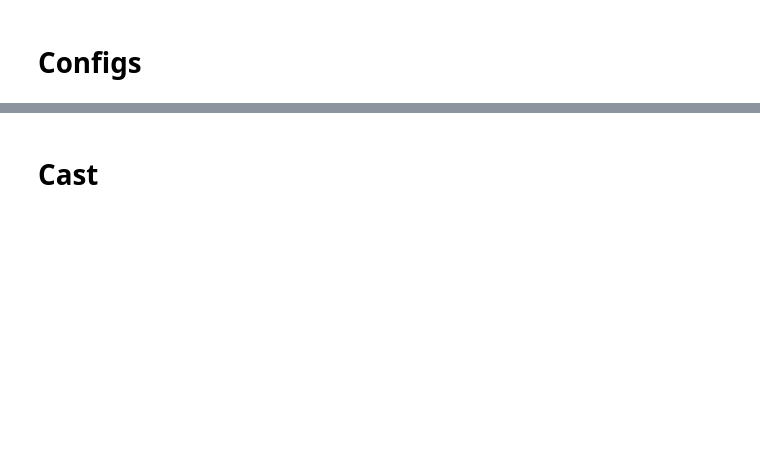
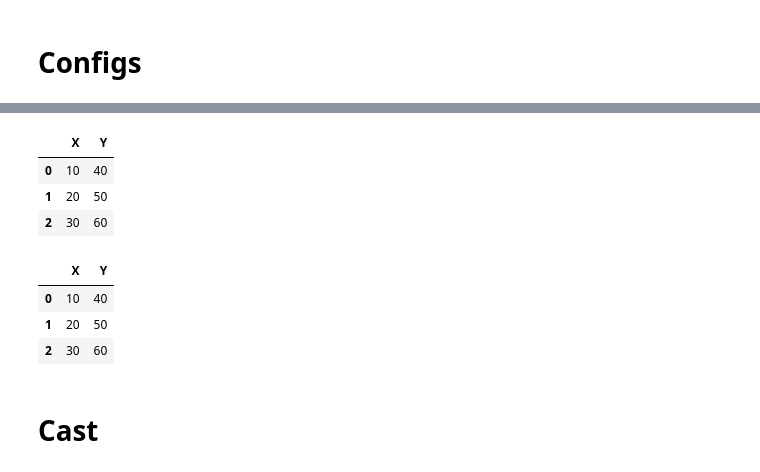
Before and after one commit to jhvissotto/Portfolio, a Jupyter notebook: Python - Data Analysis/Pandas.ipynb, the cells around one changed output, grey strips where cells are left out. Cells and saved outputs as stored; diff of their text form; code cells hidden in the pictures; blank space fills up the shorter version.

```diff
--- a/Python - Data Analysis/Pandas.ipynb
+++ b/Python - Data Analysis/Pandas.ipynb
@@ -22,3 +49,25 @@ Data
+# %%
+pd.DataFrame([
+    { 'X':10, 'Y':40 },
+    { 'X':20, 'Y':50 },
+    { 'X':30, 'Y':60 },
+])
+# %% [output]
+|  | X | Y |
+| 0 | 10 | 40 |
+| 1 | 20 | 50 |
+| 2 | 30 | 60 |
+# %%
+pd.DataFrame([
+    pd.Series({ 'X':10, 'Y':40 }),
+    pd.Series({ 'X':20, 'Y':50 }),
+    pd.Series({ 'X':30, 'Y':60 }),
+])
+# %% [output]
+|  | X | Y |
+| 0 | 10 | 40 |
+| 1 | 20 | 50 |
+| 2 | 30 | 60 |
 # %% [markdown]
 # Cast
 # %%
```
Also changed, not shown: parts of 29 cells of this notebook, 2 other files.
